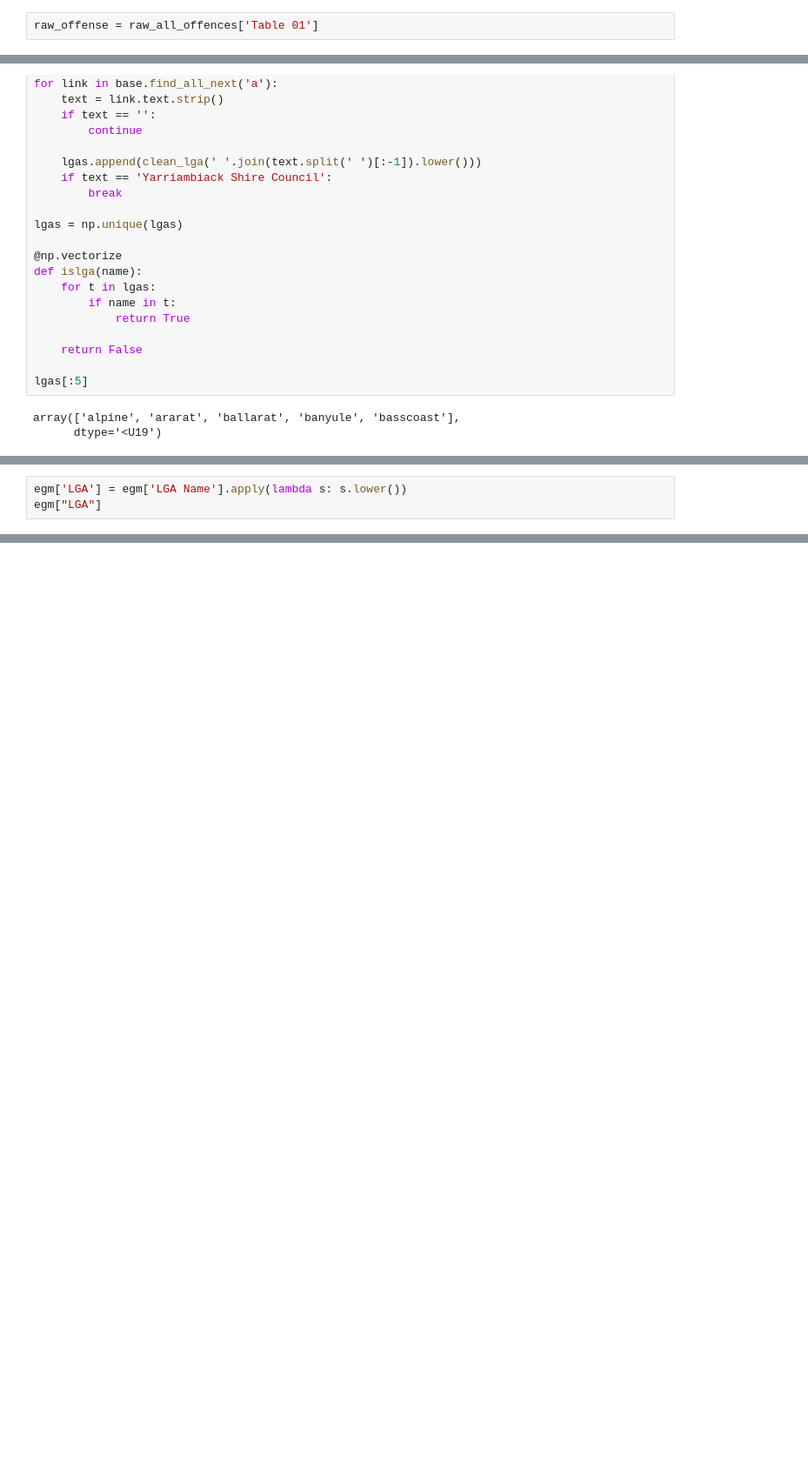
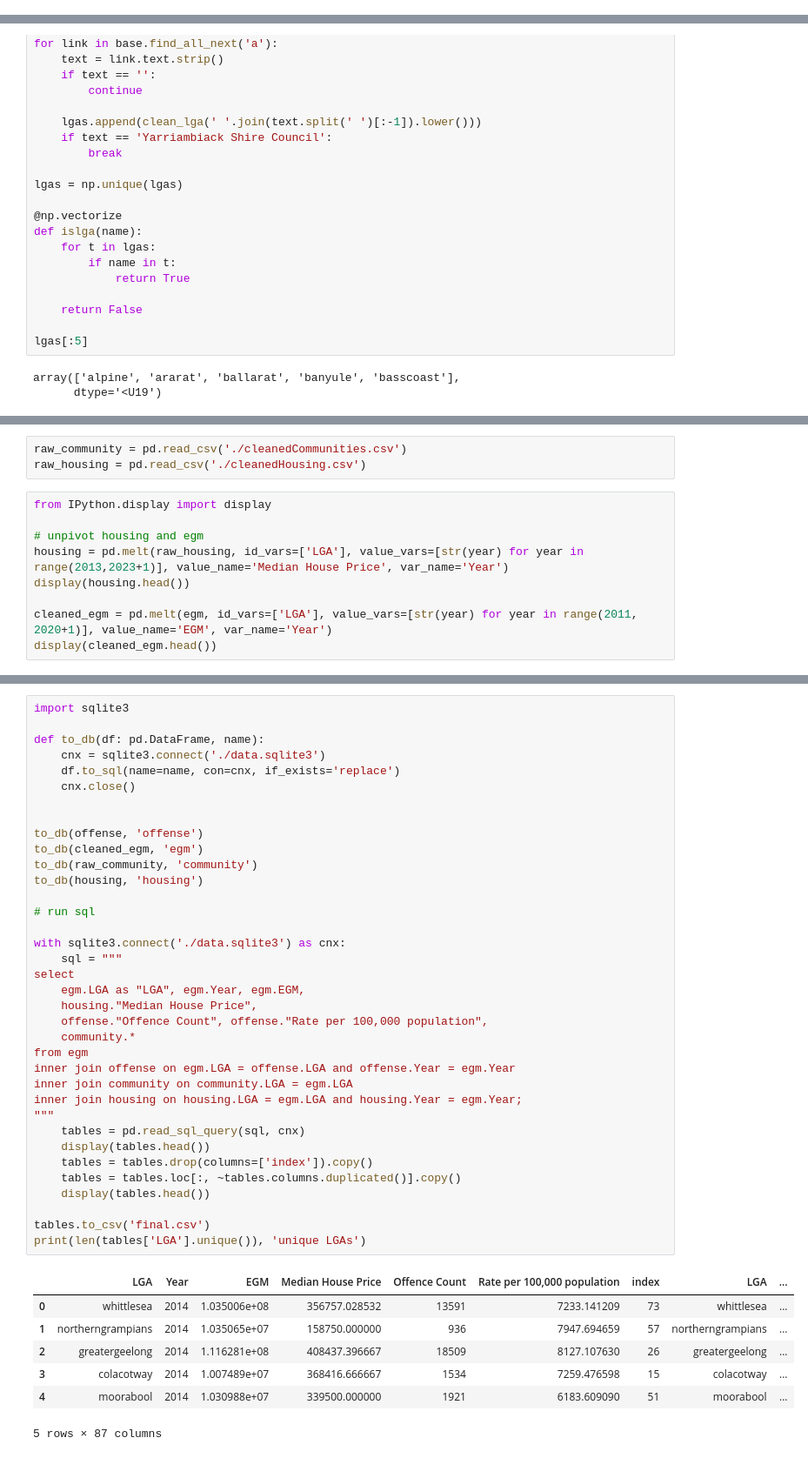
Before and after one commit to khangluong2004/COMP20008_Assignment2, a Jupyter notebook: terry/eda.ipynb, the cells around one changed output, grey strips where cells are left out. Shown at 87% size. Drawn from its saved outputs; the diff is of its cells as text; blank space fills up the shorter version.

```diff
--- a/terry/eda.ipynb
+++ b/terry/eda.ipynb
@@ -9,7 +9,5 @@ raw_houses = pd.read_csv("../Data/Houses-by-suburb.csv")
 raw_all_offences = pd.read_excel("../Data/LGA_Offences.xlsx", sheet_name=None)
 raw_offense = raw_all_offences['Table 01']
-# %%
-raw_offense = raw_all_offences['Table 01']
 # %%
 from bs4 import BeautifulSoup
 import requests
@@ -299,3 +199,0 @@ monash['Rate per 100,000 population'].plot()
-# %%
-egm['LGA'] = egm['LGA Name'].apply(lambda s: s.lower())
-egm["LGA"]
@@ -319,0 +200,12 @@ Name: LGA, dtype: object
+# %%
+raw_community = pd.read_csv('./cleanedCommunities.csv')
+raw_housing = pd.read_csv('./cleanedHousing.csv')
+# %%
+from IPython.display import display
+
+# unpivot housing and egm
+housing = pd.melt(raw_housing, id_vars=['LGA'], value_vars=[str(year) for year in range(2013,2023+1)], value_name='Median House Price', var_name='Year')
+display(housing.head())
+
+cleaned_egm = pd.melt(egm, id_vars=['LGA'], value_vars=[str(year) for year in range(2011, 2020+1)], value_name='EGM', var_name='Year')
+display(cleaned_egm.head())
@@ -319,0 +225,44 @@ Name: LGA, dtype: object
+# %%
+import sqlite3
+
+def to_db(df: pd.DataFrame, name):
+    cnx = sqlite3.connect('./data.sqlite3')
+    df.to_sql(name=name, con=cnx, if_exists='replace')
+    cnx.close()
+
+
+to_db(offense, 'offense')
+to_db(cleaned_egm, 'egm')
+to_db(raw_community, 'community')
+to_db(housing, 'housing')
+
+# run sql
+
+with sqlite3.connect('./data.sqlite3') as cnx:
+    sql = """
+select
+    egm.LGA as "LGA", egm.Year, egm.EGM,
+    housing."Median House Price",
+    offense."Offence Count", offense."Rate per 100,000 population",
+    community.*
+from egm
+inner join offense on egm.LGA = offense.LGA and offense.Year = egm.Year
+inner join community on community.LGA = egm.LGA
+inner join housing on housing.LGA = egm.LGA and housing.Year = egm.Year;
+"""
+    tables = pd.read_sql_query(sql, cnx)
+    display(tables.head())
+    tables = tables.drop(columns=['index']).copy()
+    tables = tables.loc[:, ~tables.columns.duplicated()].copy()
+    display(tables.head())
+
+tables.to_csv('final.csv')
+print(len(tables['LGA'].unique()), 'unique LGAs')
+# %% [output]
+|  | LGA | Year | EGM | Median House Price | Offence Count | Rate per 100,000 population | index | LGA | ... |
+| 0 | whittlesea | 2014 | 1.035006e+08 | 356757.028532 | 13591 | 7233.141209 | 73 | whittlesea | ... |
+| 1 | northerngrampians | 2014 | 1.035065e+07 | 158750.000000 | 936 | 7947.694659 | 57 | northerngrampians | ... |
+| 2 | greatergeelong | 2014 | 1.116281e+08 | 408437.396667 | 18509 | 8127.107630 | 26 | greatergeelong | ... |
+| 3 | colacotway | 2014 | 1.007489e+07 | 368416.666667 | 1534 | 7259.476598 | 15 | colacotway | ... |
+| 4 | moorabool | 2014 | 1.030988e+07 | 339500.000000 | 1921 | 6183.609090 | 51 | moorabool | ... |
+5 rows × 87 columns
```
Also changed, not shown: parts of 15 cells of this notebook, 4 other files.
